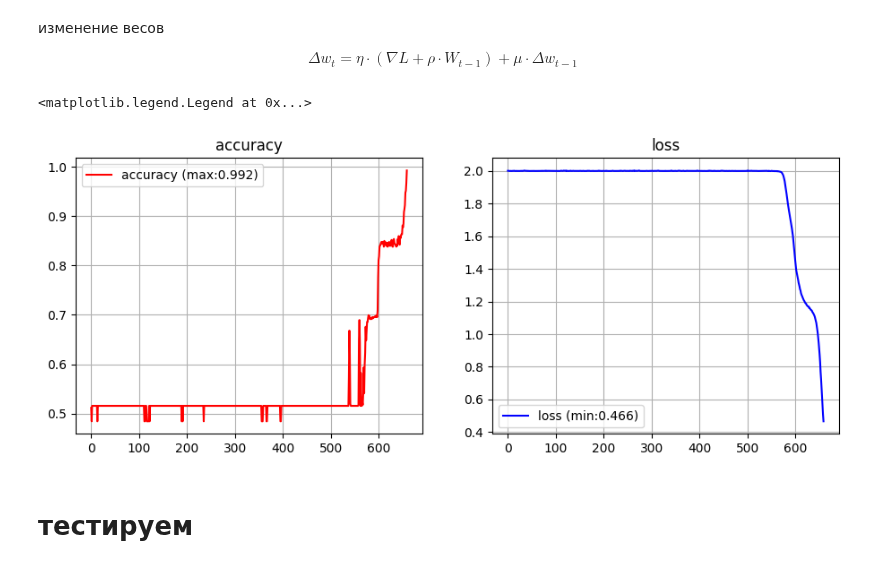
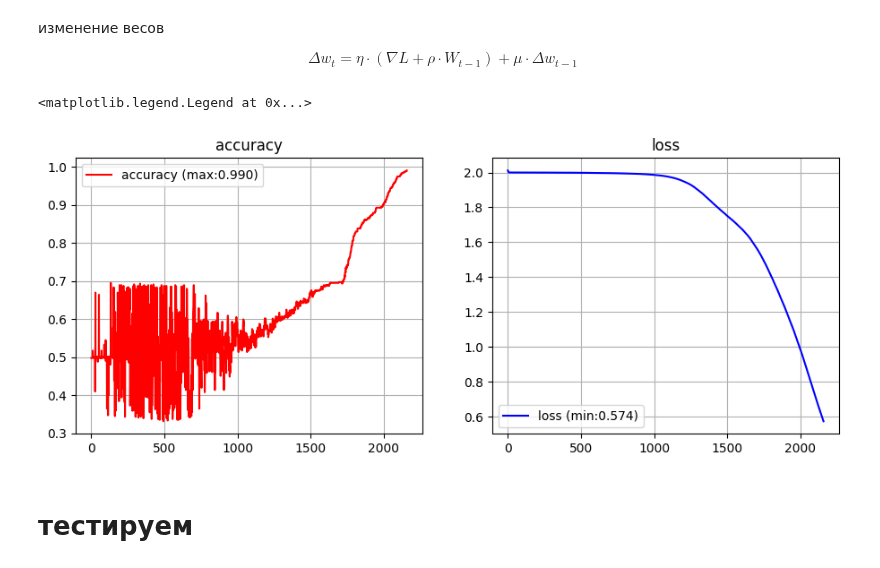
Before and after one commit to mechanoid5/ml_lectorium_2024_I, a Jupyter notebook: examples/17-mlp/01-mlp-numpy.ipynb, the cells around one changed output. Saved outputs shown, nothing was run; the diff lists cells and outputs as text; code cells hidden in the pictures.

```diff
--- a/examples/17-mlp/01-mlp-numpy.ipynb
+++ b/examples/17-mlp/01-mlp-numpy.ipynb
@@ -260,9 +251,10 @@ class MLP_3(Model):
     def __init__(self,in_size,hidden_size,out_size):
         super().__init__()
         self._act0 = BiSigmoid()
-        self._act1 = BiSigmoid()
-        self._act2 = Sigmoid()
-        #self._act2 = Softmax()
+        #self._act1 = BiSigmoid()
+        self._act1 = Sigmoid()
+        #self._act2 = Sigmoid()
+        self._act2 = Softmax()
 
         self._lin0 = Linear(in_size,hidden_size[0])
         self._lin1 = Linear(hidden_size[0],hidden_size[1])
@@ -459,9 +451,19 @@ class Weight:
                 for l in range(len( self._w)) # для каждого слоя
             ])
 
+
+    def sum(self):
+        return sum([
+                   sum([ np.abs(self._w[l][n]).sum()
+                     for n in range(len( self._w[l]))
+                    ]) # для каждого параметра слоя
+                for l in range(len( self._w)) # для каждого слоя
+            ])
+
     def norm(self):
-        m = self.max()
-        return self.__mul__(1./m)
+        m = self.sum()
+        #m = self.max()
+        return self.__mul__(1./m) if m>0. else Weight(self._w)
 
     def _get_value(self,w,l,n):
         return w[l,n] if type(w) is Weight else w
@@ -564,28 +566,26 @@ class TrainSGD(TrainGD):
 # %%
 rng.seed(343)
 # %%
-model = MLP_3(in_size=x_train.shape[1],hidden_size=[10,5],out_size=y_train.shape[1])
+model = MLP_3(in_size=x_train.shape[1],hidden_size=[16,8],out_size=y_train.shape[1])
-# %%
-(acc_history,loss_history), model = TrainSGD(
-        loss=BCELoss(model),
-        lr=1e-2,
-        mu=1e-1,
-        rho=1e-5,
-    ).fit( x_train,y_train, n_epoch=1024, batch_size=len(x_train)//16 )
 # %%
+(acc_history,loss_history), model = TrainSGD(
+        #loss=MSQELoss(model), lr=1e-3, mu=1e-2, rho=1e-8,
+        loss=BCELoss(model), lr=1e-2, mu=1e-2, rho=1e-8,
+    ).fit( x_train,y_train, n_epoch=1024*8, batch_size=len(x_train)//16 )
+
 # история изменения значений погрешности модели
 fig,ax = plt.subplots(ncols=2,figsize=(11,4))
 ax[0].plot(acc_history,label=f'accuracy (max:{max(acc_history):.3f})',c='r' )
 ax[0].grid()
 ax[0].set_title('accuracy')
 ax[0].legend()
 ax[1].plot(loss_history,label=f'loss (min:{min(loss_history):.3f})',c='b' )
 ax[1].grid()
 ax[1].set_title('loss')
 ax[1].legend()
 # %% [output]
 <matplotlib.legend.Legend at 0x...>
-[figure, old version]
+[figure, new version]
 # %% [markdown]
 # тестируем
 # %%
```
Also changed, not shown: parts of 12 cells of this notebook.
